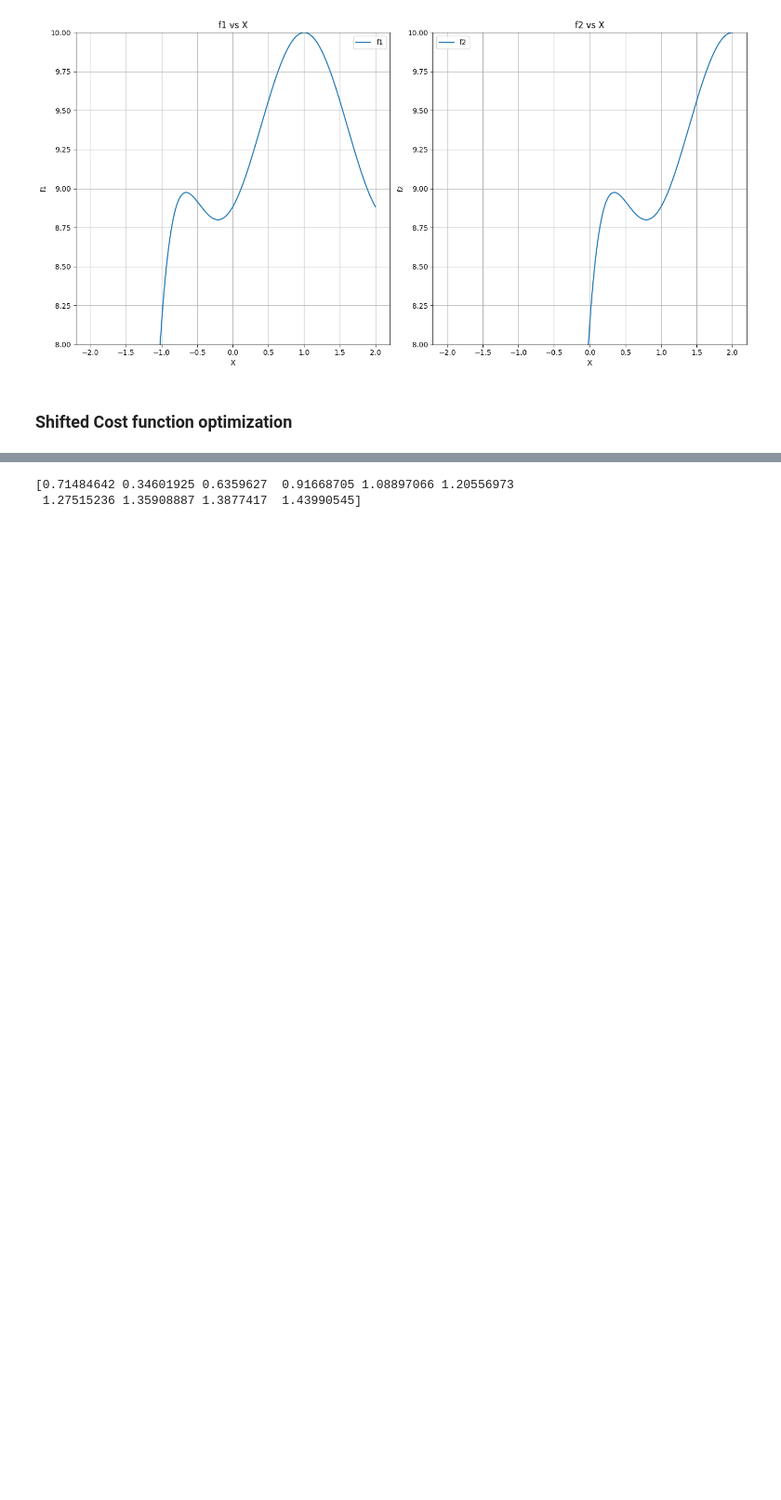
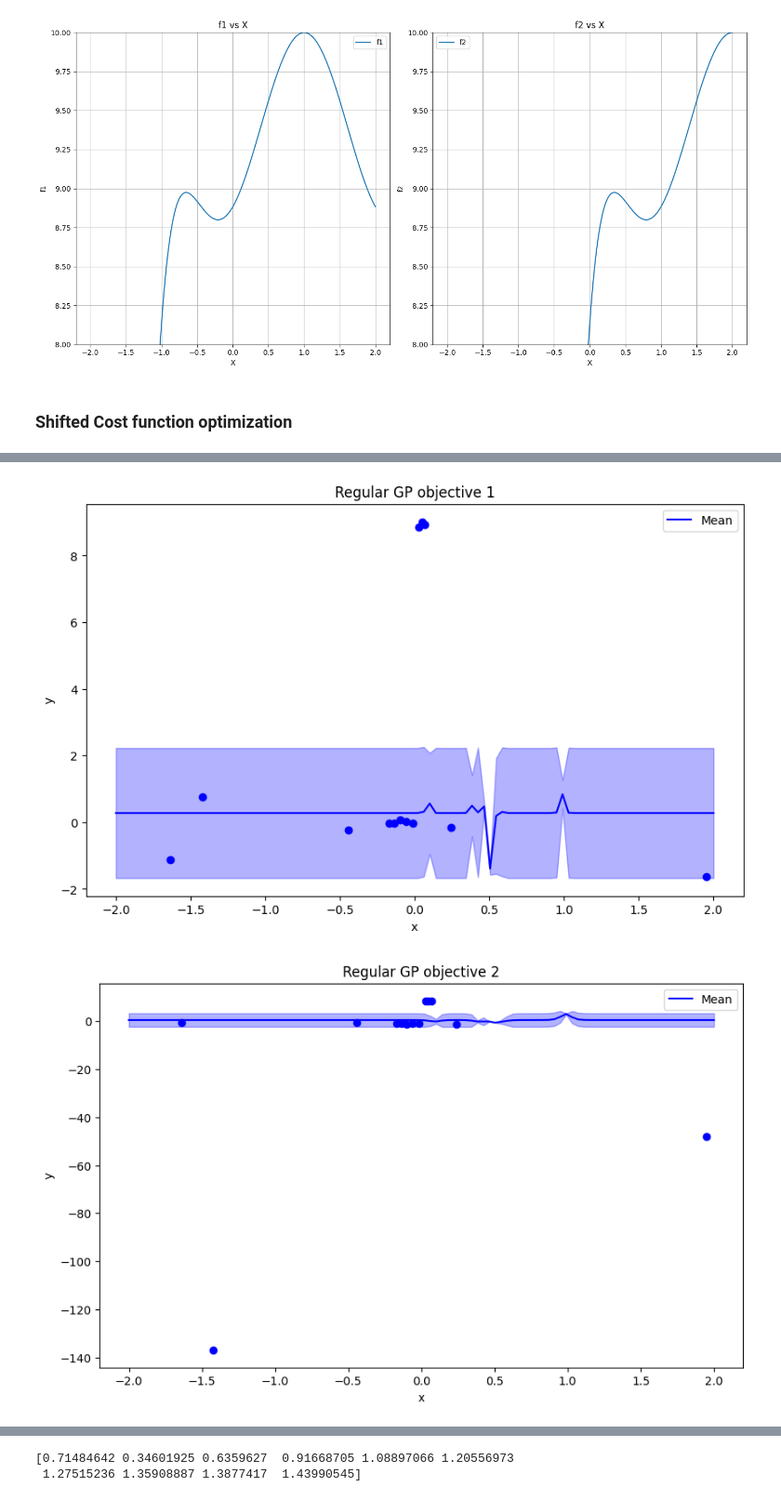
Before and after one commit to vishalvaka/HIL_toolkit_ARL, a Jupyter notebook: notebooks/meta_learning_with_rgpe_MOBO_normal.ipynb, the cells around one changed output, grey strips where cells are left out. Shown at 93% size. Drawn from its saved outputs; the diff is of its cells as text; code cells hidden in the pictures; blank space fills up the shorter version.

```diff
--- a/notebooks/meta_learning_with_rgpe_MOBO_normal.ipynb
+++ b/notebooks/meta_learning_with_rgpe_MOBO_normal.ipynb
@@ -1873,0 +1680,44 @@ TypeError: MCSampler.__init__() missing 1 required positional argument: 'sample_
+# %%
+import gpytorch
+
+def plot_final(model, standard_bounds, x, y, is_rgpe):
+    test_x = np.linspace(standard_bounds[0], standard_bounds[1], 100)
+    test_x = torch.from_numpy(test_x).float()
+    model.eval()
+
+    for i, sub_model in enumerate(model.models):
+        with torch.no_grad(), gpytorch.settings.fast_pred_var():
+            observed_pred = sub_model.likelihood(sub_model(test_x))
+            if isinstance(observed_pred, gpytorch.distributions.MultivariateNormal):
+                mean = -observed_pred.mean
+                try:
+                    variance = observed_pred.variance
+                except AttributeError:
+                    variance = observed_pred.covariance_matrix.diag()
+            else:
+                mean = observed_pred[0].mean
+                try:
+                    variance = observed_pred[0].variance
+                except AttributeError:
+                    variance = observed_pred[0].covariance_matrix.diag()
+
+            plt.figure(figsize=(10, 6))
+            plt.plot(test_x.numpy().squeeze(), mean.detach().numpy(), 'b', label='Mean')
+            plt.fill_between(test_x.numpy().squeeze(),
+                             mean.numpy() - 2 * variance.sqrt().numpy(),
+                             mean.numpy() + 2 * variance.sqrt().numpy(),
+                             alpha=0.3, color='blue')
+            # print(x, y)
+            plt.scatter(unnormalize(x, BOUNDS), y[:, i], color='blue')
+            plt.xlabel('x')
+            plt.ylabel('y')
+            plt.title(f'{"RGPE" if is_rgpe else "Regular GP"} objective {i+1}')
+            plt.legend()
+            plt.show()
+# %%
+for model, x, y in vanilla_models:
+    plot_final(model, BOUNDS, x, y, False)
+    # print(x, y)
+# %% [output]
+[figure, added]
+[figure, added]
```
Also changed, not shown: parts of 12 cells of this notebook.
